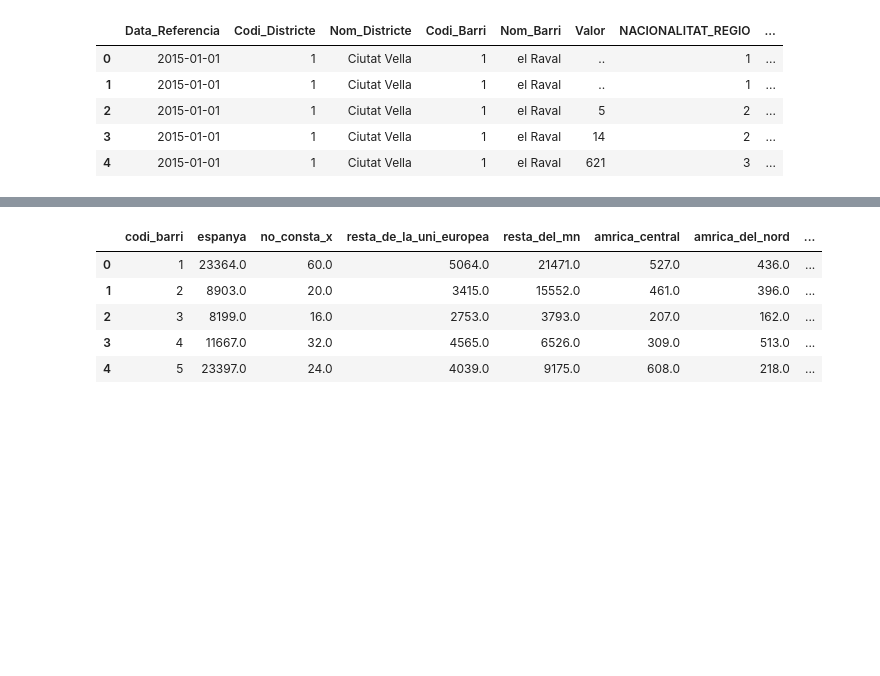
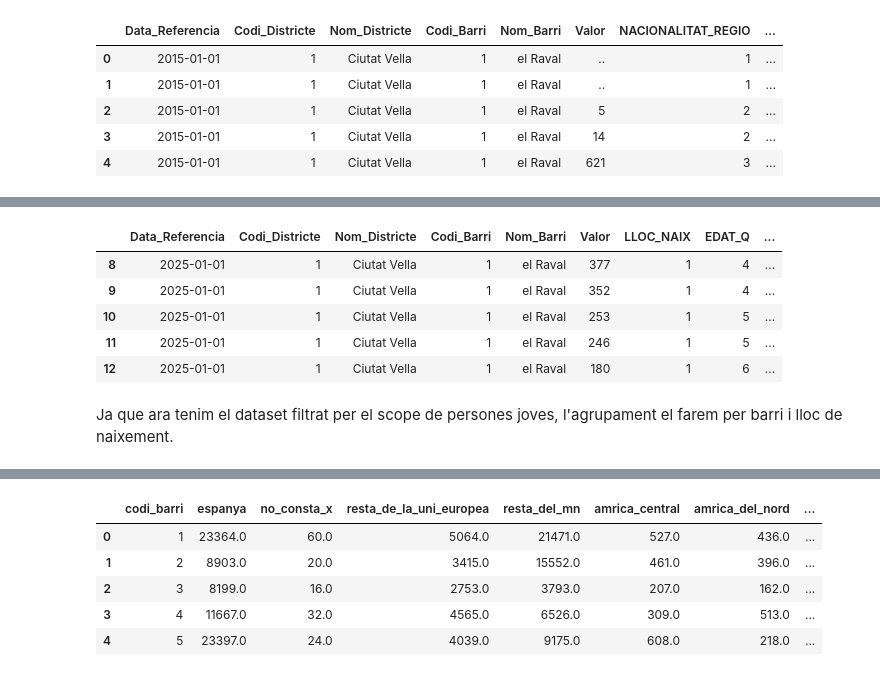
Before and after one commit to joseprau/tfm_gentrificacio_bcn, a Jupyter notebook: notebooks/data_ingestion.ipynb, the cells around one changed output, grey strips where cells are left out. Saved outputs shown, nothing was run; the diff lists cells and outputs as text; code cells hidden in the pictures; blank space fills up the shorter version.

```diff
--- a/notebooks/data_ingestion.ipynb
+++ b/notebooks/data_ingestion.ipynb
@@ -370,0 +713,24 @@ df_nacionalitats_25_pivot = df_nacionalitats_25_pivot.reset_index(drop=True)
+# %%
+# Convertim valors ".." a NaN
+df_edat_raw_25["Valor"] = df_edat_raw_25["Valor"].replace("..", 4)
+df_edat_raw_15["Valor"] = df_edat_raw_15["Valor"].replace("..", 4)
+
+# Convertir la columna "Valor" a int32
+df_edat_raw_25["Valor"] = df_edat_raw_25["Valor"].astype(str).astype("Int32")
+df_edat_raw_15["Valor"] = df_edat_raw_15["Valor"].astype(str).astype("Int32")
+# %%
+# Agrupem per barri, grup d'edat i lloc de naixement. Previament filtrarem per als grups d'edat que ens interessen definits anteriorment
+scope_edat = range(4,8,1)
+df_edat_raw_25_filt = df_edat_raw_25[df_edat_raw_25["EDAT_Q"].isin(scope_edat)]
+df_edat_raw_15_filt = df_edat_raw_15[df_edat_raw_15["EDAT_Q"].isin(scope_edat)]
+# %%
+df_edat_raw_25_filt.head()
+# %% [output]
+|  | Data_Referencia | Codi_Districte | Nom_Districte | Codi_Barri | Nom_Barri | Valor | LLOC_NAIX | EDAT_Q | ... |
+| 8 | 2025-01-01 | 1 | Ciutat Vella | 1 | el Raval | 377 | 1 | 4 | ... |
+| 9 | 2025-01-01 | 1 | Ciutat Vella | 1 | el Raval | 352 | 1 | 4 | ... |
+| 10 | 2025-01-01 | 1 | Ciutat Vella | 1 | el Raval | 253 | 1 | 5 | ... |
+| 11 | 2025-01-01 | 1 | Ciutat Vella | 1 | el Raval | 246 | 1 | 5 | ... |
+| 12 | 2025-01-01 | 1 | Ciutat Vella | 1 | el Raval | 180 | 1 | 6 | ... |
+# %% [markdown]
+Ja que ara tenim el dataset filtrat per el scope de persones joves, l'agrupament el farem per barri i lloc de naixement.
```
Also changed, not shown: parts of 53 cells of this notebook, 17 other files.
